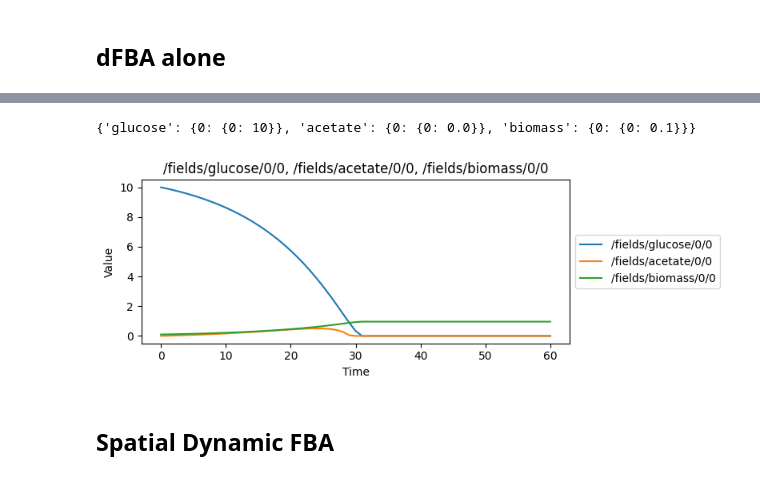
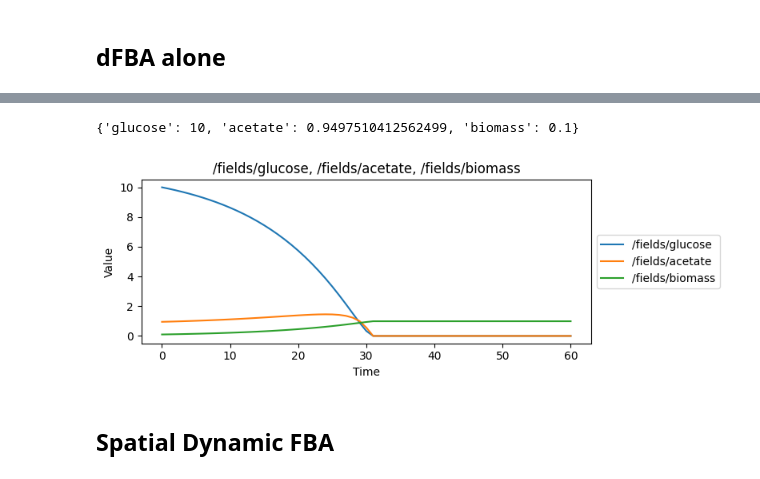
Before and after one commit to vivarium-collective/spatio-flux, a Jupyter notebook: demo/build_comets.ipynb, the cells around one changed output, grey strips where cells are left out. Drawn from its saved outputs; the diff is of its cells as text; code cells hidden in the pictures.

```diff
--- a/demo/build_comets.ipynb
+++ b/demo/build_comets.ipynb
@@ -70,27 +81,24 @@ v.diagram(dpi='70')
 # %%
 mol_ids = ["glucose", "acetate", "biomass"]
 path=["fields"]
-i = 0
-j = 0
 
-# for mol_id in mol_ids:
-#     v.add_object(
-#         name=mol_id,
-#         path=path,
-#         # type='array',
-#         value=np.random.rand()
-#     )
+for mol_id in mol_ids:
+    v.add_object(
+        name=mol_id,
+        path=path,
+        value=np.random.rand()
+    )
 
 v.connect_process(
     process_name="dFBA",
     inputs={
             "substrates": {
-                mol_id: build_path(path, mol_id, i, j)
+                mol_id: build_path(path, mol_id)
                 for mol_id in mol_ids}
         },
     outputs={
             "substrates": {
-                mol_id: build_path(path, mol_id, i, j)
+                mol_id: build_path(path, mol_id)
                 for mol_id in mol_ids}
         }
 )
@@ -103,28 +111,28 @@ v.diagram(dpi='70', show_values=True)
 # %% [output]
 [drawing not drawn]
 # %%
-v.set_value(path = ['fields', 'glucose', 0, 0], value=10)
-v.set_value(path = ['fields', 'biomass', 0, 0], value=0.1)
+v.set_value(path = ['fields', 'glucose'], value=10)
+v.set_value(path = ['fields', 'biomass'], value=0.1)
 field = v.get_value(['fields'])
 print(field)
 # %% [output]
-{'glucose': {0: {0: 10}}, 'acetate': {0: {0: 0.0}}, 'biomass': {0: {0: 0.1}}}
+{'glucose': 10, 'acetate': 0.9497510412562499, 'biomass': 0.1}
 # %%
 # run the simulation for 10 time units
 v.run(interval=60)
 # %%
 v.plot_timeseries(
     subplot_size=(8, 3),
     combined_vars=[
         [
-            '/fields/glucose/0/0',
-            '/fields/acetate/0/0',
-            '/fields/biomass/0/0'
+            '/fields/glucose',
+            '/fields/acetate',
+            '/fields/biomass'
         ]
     ]
 )
 # %% [output]
-[figure, old version]
+[figure, new version]
 # %% [markdown]
 ## Spatial Dynamic FBA
 # %%
```
Also changed, not shown: parts of 11 cells of this notebook.
